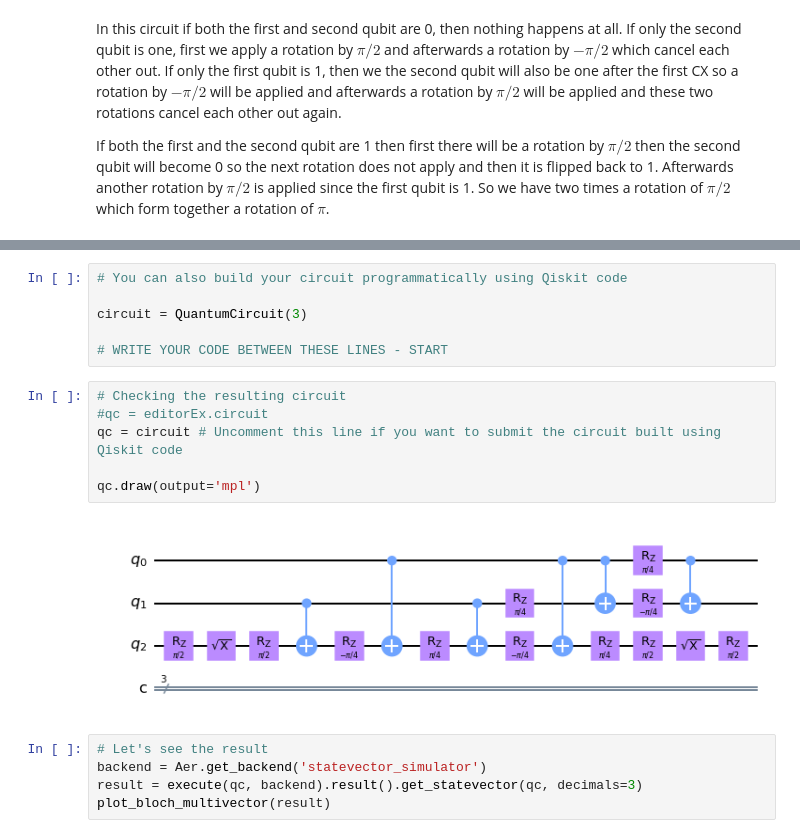
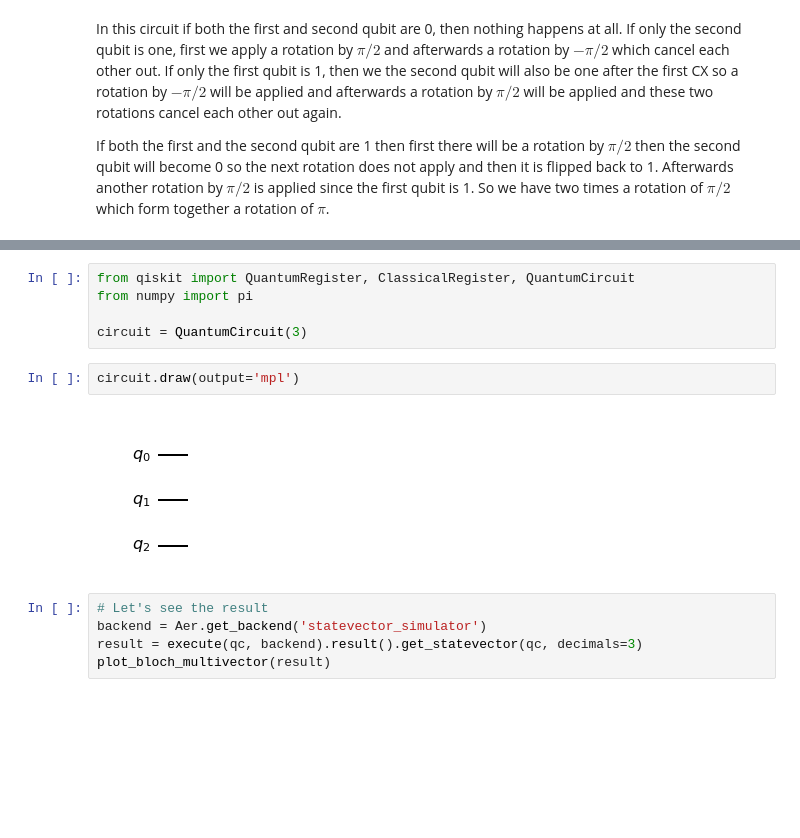
Before and after one commit to Faridelnik/Qiskit-Exercises-Summer2021, a Jupyter notebook: ex1.ipynb, the cells around one changed output, grey strips where cells are left out. Drawn from its saved outputs; the diff is of its cells as text; blank space fills up the shorter version.

```diff
--- a/ex1.ipynb
+++ b/ex1.ipynb
@@ -550,17 +363,12 @@ circuit.rz(pi/2, qreg_q[2])
-# %%
-# You can also build your circuit programmatically using Qiskit code
-
-circuit = QuantumCircuit(3)
-
-# WRITE YOUR CODE BETWEEN THESE LINES - START
-# %%
-# Checking the resulting circuit
-#qc = editorEx.circuit
-qc = circuit # Uncomment this line if you want to submit the circuit built using Qiskit code
-
-qc.draw(output='mpl')
-# %% [output]
-[figure, removed]
+# %%
+from qiskit import QuantumRegister, ClassicalRegister, QuantumCircuit
+from numpy import pi
+
+circuit = QuantumCircuit(3)
+# %%
+circuit.draw(output='mpl')
+# %% [output]
+[figure, added]
 # %%
 # Let's see the result
 backend = Aer.get_backend('statevector_simulator')
```
Also changed, not shown: parts of 41 cells of this notebook, 1 other file.
